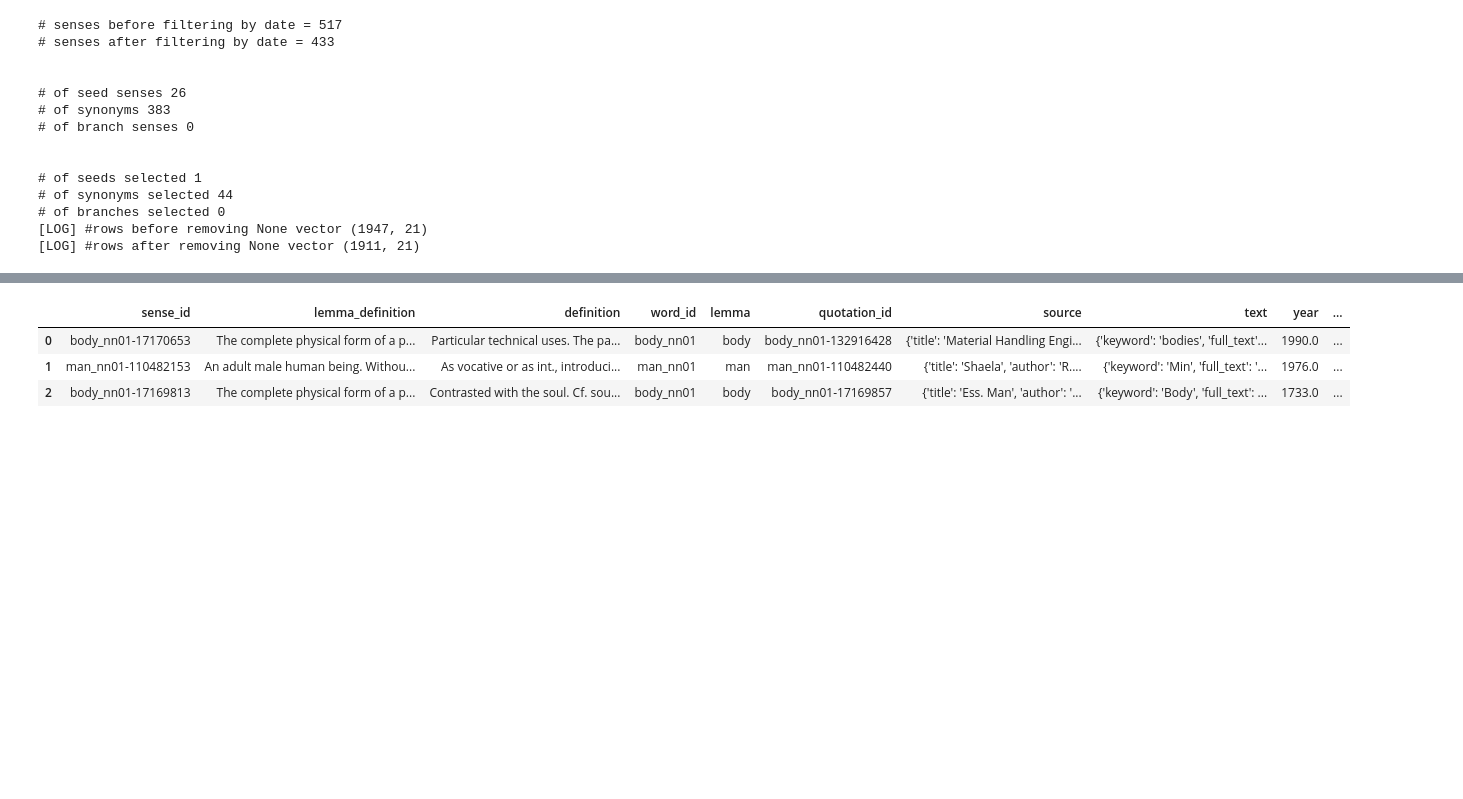
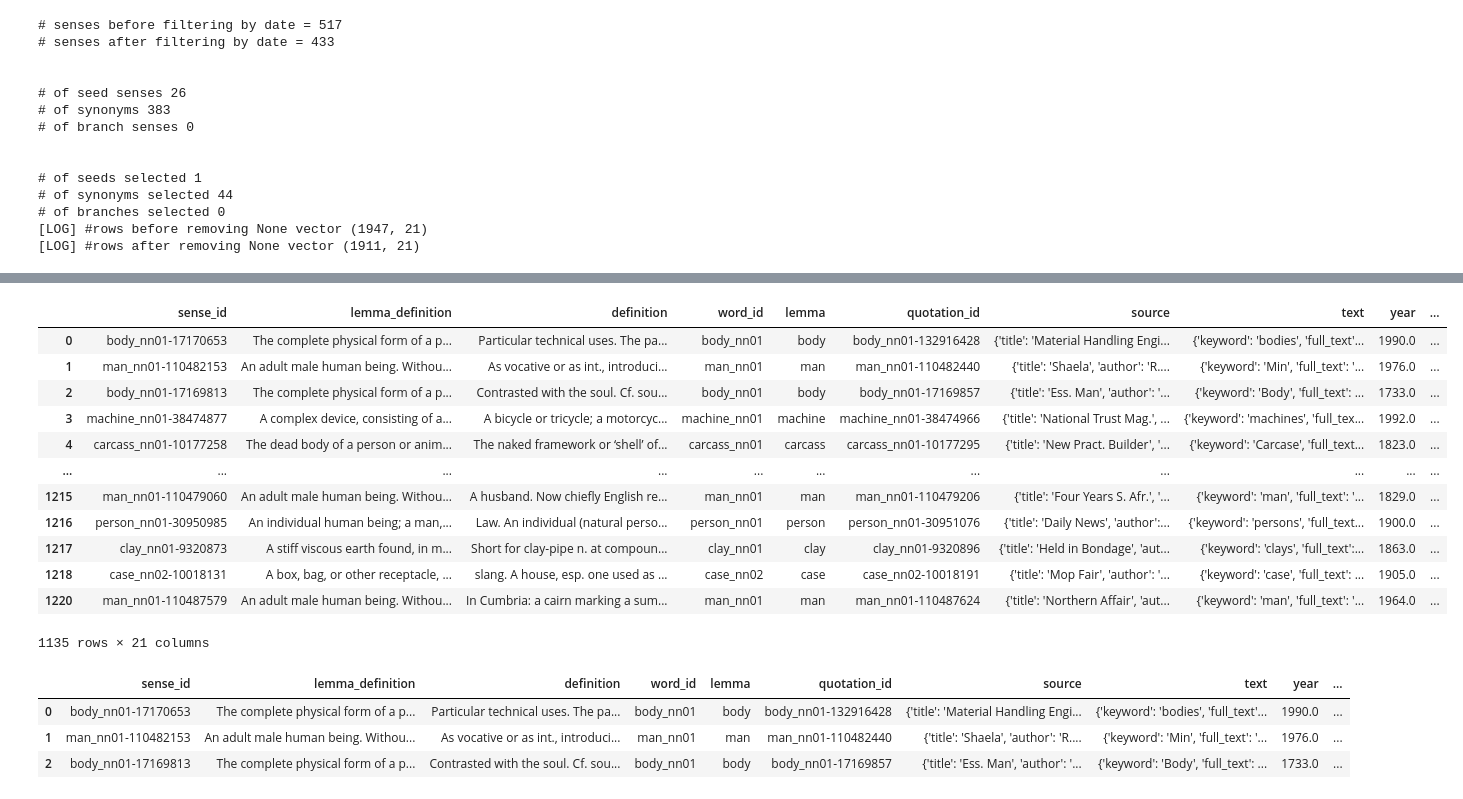
Before and after one commit to Living-with-machines/TargetedSenseDisambiguation, a Jupyter notebook: 114.1 - review notebook - glossbert.ipynb, the cells around one changed output, grey strips where cells are left out. Cells and saved outputs as stored; diff of their text form; code cells hidden in the pictures; blank space fills up the shorter version.

```diff
--- a/114.1 - review notebook - glossbert.ipynb
+++ b/114.1 - review notebook - glossbert.ipynb
@@ -49,3 +82,19 @@ df_train, df_val, df_test = binarize(lemma,
+# %%
+df_train[df_train.label=="0"]
+# %% [output]
+|  | sense_id | lemma_definition | definition | word_id | lemma | quotation_id | source | text | year | ... |
+| 0 | body_nn01-17170653 | The complete physical form of a p... | Particular technical uses. The pa... | body_nn01 | body | body_nn01-132916428 | {'title': 'Material Handling Engi... | {'keyword': 'bodies', 'full_text'... | 1990.0 | ... |
+| 1 | man_nn01-110482153 | An adult male human being. Withou... | As vocative or as int., introduci... | man_nn01 | man | man_nn01-110482440 | {'title': 'Shaela', 'author': 'R.... | {'keyword': 'Min', 'full_text': '... | 1976.0 | ... |
+| 2 | body_nn01-17169813 | The complete physical form of a p... | Contrasted with the soul. Cf. sou... | body_nn01 | body | body_nn01-17169857 | {'title': 'Ess. Man', 'author': '... | {'keyword': 'Body', 'full_text': ... | 1733.0 | ... |
+| 3 | machine_nn01-38474877 | A complex device, consisting of a... | A bicycle or tricycle; a motorcyc... | machine_nn01 | machine | machine_nn01-38474966 | {'title': 'National Trust Mag.', ... | {'keyword': 'machines', 'full_tex... | 1992.0 | ... |
+| 4 | carcass_nn01-10177258 | The dead body of a person or anim... | The naked framework or ‘shell’ of... | carcass_nn01 | carcass | carcass_nn01-10177295 | {'title': 'New Pract. Builder', '... | {'keyword': 'Carcase', 'full_text... | 1823.0 | ... |
+| ... | ... | ... | ... | ... | ... | ... | ... | ... | ... | ... |
+| 1215 | man_nn01-110479060 | An adult male human being. Withou... | A husband. Now chiefly English re... | man_nn01 | man | man_nn01-110479206 | {'title': 'Four Years S. Afr.', '... | {'keyword': 'man', 'full_text': '... | 1829.0 | ... |
+| 1216 | person_nn01-30950985 | An individual human being; a man,... | Law. An individual (natural perso... | person_nn01 | person | person_nn01-30951076 | {'title': 'Daily News', 'author':... | {'keyword': 'persons', 'full_text... | 1900.0 | ... |
+| 1217 | clay_nn01-9320873 | A stiff viscous earth found, in m... | Short for clay-pipe n. at compoun... | clay_nn01 | clay | clay_nn01-9320896 | {'title': 'Held in Bondage', 'aut... | {'keyword': 'clays', 'full_text':... | 1863.0 | ... |
+| 1218 | case_nn02-10018131 | A box, bag, or other receptacle, ... | slang. A house, esp. one used as ... | case_nn02 | case | case_nn02-10018191 | {'title': 'Mop Fair', 'author': '... | {'keyword': 'case', 'full_text': ... | 1905.0 | ... |
+| 1220 | man_nn01-110487579 | An adult male human being. Withou... | In Cumbria: a cairn marking a sum... | man_nn01 | man | man_nn01-110487624 | {'title': 'Northern Affair', 'aut... | {'keyword': 'man', 'full_text': '... | 1964.0 | ... |
+1135 rows × 21 columns
 # %%
 df_train.head(3)
 # %% [output]
```
Also changed, not shown: parts of 12 cells of this notebook.
